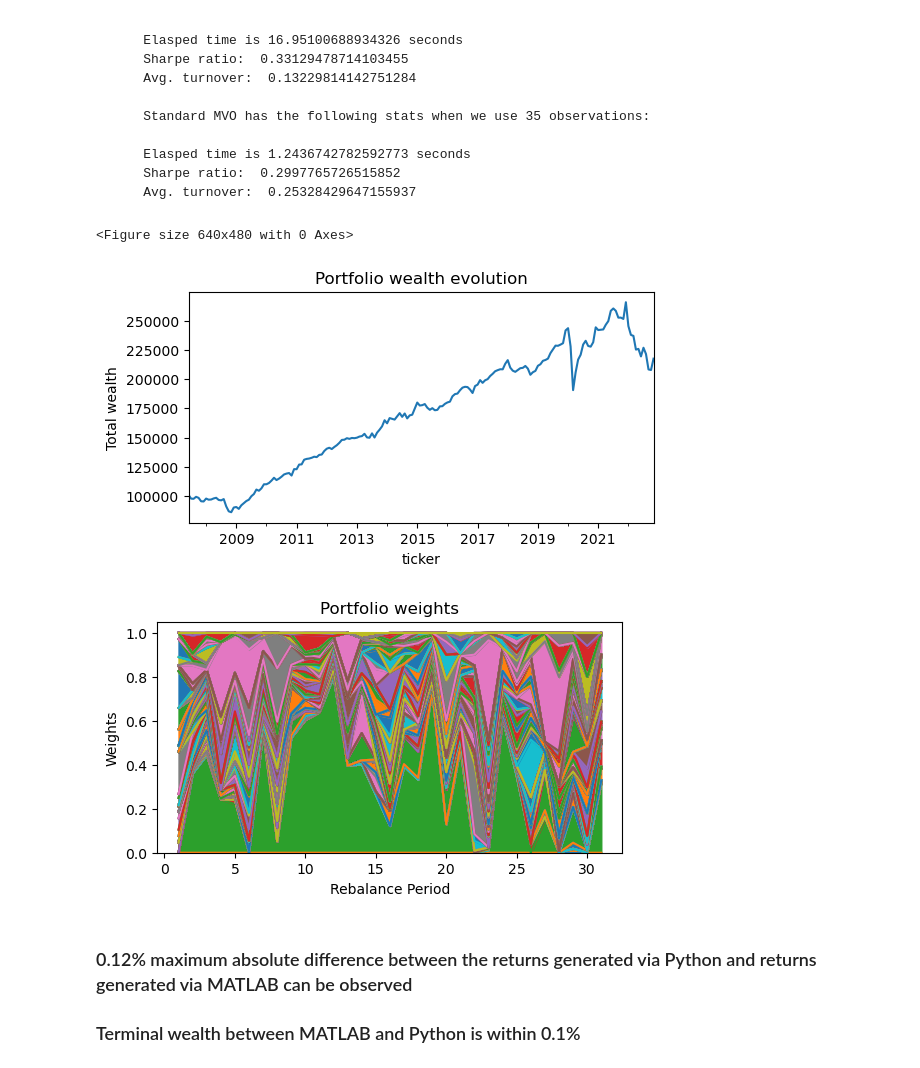
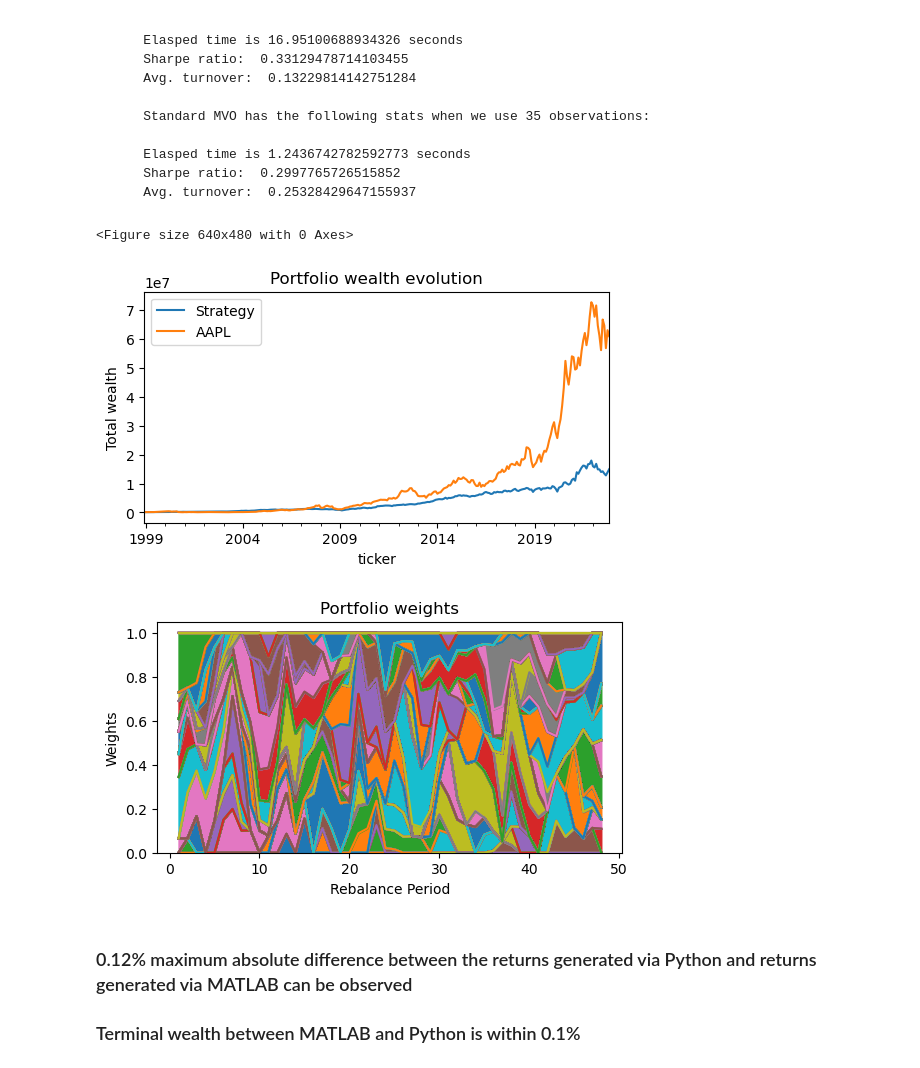
Before and after one commit to davidislip/support_vector_risk_machine, a Jupyter notebook: Template_Main.ipynb, the cells around one changed output. Drawn from its saved outputs; the diff is of its cells as text; code cells hidden in the pictures.

```diff
--- a/Template_Main.ipynb
+++ b/Template_Main.ipynb
@@ -89,11 +142,11 @@ Timestamp('2023-04-21 00:00:00')
 # %%
-# start_date = pd.to_datetime('1996-11-30', format = '%Y-%m-%d')
+start_date = pd.to_datetime('1996-11-30', format = '%Y-%m-%d')
+
+end_date = pd.to_datetime('2022-12-31', format = '%Y-%m-%d')
+
+# start_date = pd.to_datetime('2006-05-31', format = '%Y-%m-%d')
 #
 # end_date = pd.to_datetime('2022-12-31', format = '%Y-%m-%d')
-
-start_date = pd.to_datetime('2006-05-31', format = '%Y-%m-%d')
-
-end_date = pd.to_datetime('2022-12-31', format = '%Y-%m-%d')
 
 factors = ('Mkt-RF', 'RF')
 
@@ -320,7 +235,7 @@ env = environment()
 # see strategy script for different options OLS_RP() #OLS_MVO() #HistoricalMeanVarianceOptimization()
 # %%
 # Start of out-of-sample test period
-testStart = returns.index[0] + pd.offsets.DateOffset(years=1)
+testStart = returns.index[0] + pd.offsets.DateOffset(years=2)
 
 #End of the first investment period
 #testEnd = testStart + pd.offsets.DateOffset(months=investPeriod) - pd.offsets.DateOffset(days = 1)
@@ -342,6 +273,7 @@ NoPeriods = math.ceil((returns.index[-1].to_period('M') - testStart.to_period('M
 # %%
 # Number of assets
 n  = len(tickers)
+env.n = n
 
 # Preallocate space for the portfolio weights (x0 will be used to calculate
 # the turnover rate)
@@ -394,6 +326,8 @@ for t in range(NoPeriods):
         currentVal[t] = currentPrices @  NoShares.values.T
         #Store the current asset weights (before optimization takes place)
         x0[:,t] = currentPrices.values*NoShares.values/currentVal[t]
+            #update the previous periods portfolio
+        env.previous_portfolio = x0[:,t]
 
     #----------------------------------------------------------------------
     # Portfolio optimization
@@ -422,5 +356,6 @@ for t in range(NoPeriods):
     testEnd   = testStart + pd.offsets.DateOffset(months=investPeriod) - pd.offsets.DateOffset(days=1)
     calEnd    = testStart - pd.offsets.DateOffset(days=1)
 
+
 portfValue = pd.concat(portfValue, axis = 0)
 end_time = time.time()
@@ -475,6 +418,10 @@ Avg. turnover:  1.4387127182281603
         Elasped time is 1.2436742782592773 seconds
         Sharpe ratio:  0.2997765726515852
         Avg. turnover:  0.25328429647155937
+# %%
+value_target_index = initialVal*(1 + adjClose.pct_change(1).loc[portfValue.index, target_index]).cumprod()
+portfValue[target_index] = value_target_index
+portfValue.columns = ['Strategy', target_index]
 # %%
 #--------------------------------------------------------------------------
 # 3.2 Portfolio wealth evolution plot
@@ -484,37 +431,37 @@ Avg. turnover:  1.4387127182281603
 fig = plt.figure(1)
 portfValue.plot(title = 'Portfolio wealth evolution',
                 ylabel = 'Total wealth',
                 figsize = (6, 3),
-                legend = False)
+                legend = True)
 plt.savefig("images/wealth.svg")
 
 #--------------------------------------------------------------------------
 # 3.3 Portfolio weights plot
 #--------------------------------------------------------------------------
 # Portfolio weights
 
 fig2 = plt.figure(2);
 x[x < 0] = 0
 weights = pd.DataFrame(x, index = tickers)
 weights.columns = [col + 1 for col in weights.columns]
 if n <= 20:
     legend_bool = True
 else:
     legend_bool = False
 weights.T.plot.area(title = 'Portfolio weights',
                   ylabel = 'Weights', xlabel = 'Rebalance Period',
                   figsize = (6, 3),
                   legend = legend_bool, stacked = True)
 if legend_bool:
     plt.legend(loc='center left', bbox_to_anchor=(1.0, 0.5))
 plt.savefig("images/weights.svg");
-#
+
 # %%%%%%%%%%%%%%%%%%%%%%%%%%%%%%%%%%%%%%%%%%%%%%%%%%%%%%%%%%%%%%%%%%%%%%%%%%%
 # % Program End
 # %% [output]
 <Figure size 640x480 with 0 Axes>
-[figure, old version]
+[figure, new version]
-[figure, old version]
+[figure, new version]
 # %% [markdown]
 ### 0.12% maximum absolute difference between the returns generated via Python and returns generated via MATLAB can be observed
 
```
Also changed, not shown: parts of 19 cells of this notebook, 7 other files.
